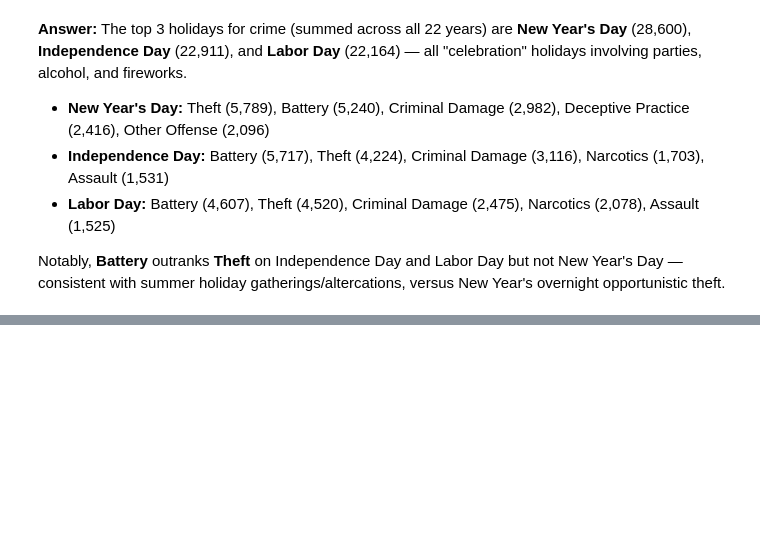
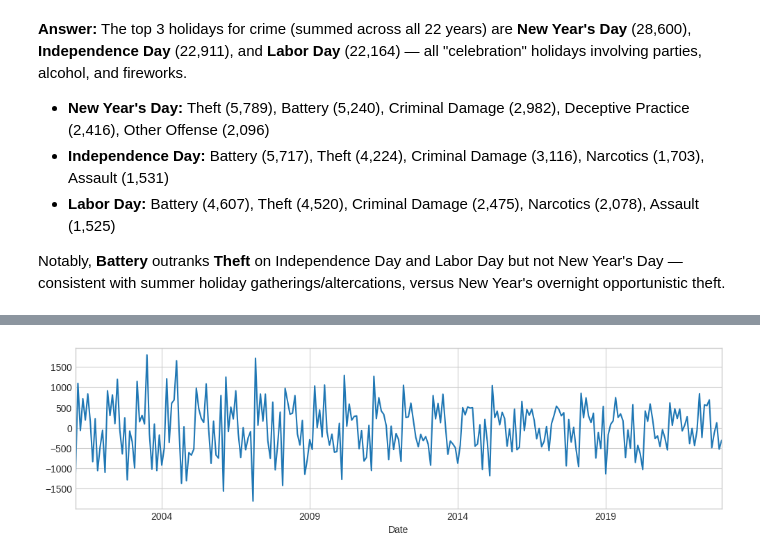
Before and after one commit to Dounia-Awni/Chicago-Crime-Data-Analysis-2001-2022-, a Jupyter notebook: Chicago_Crime_Data_Analysis_(2001–2022).ipynb, the cells around one changed output, grey strips where cells are left out. Cells and saved outputs as stored; diff of their text form; code cells hidden in the pictures; blank space fills up the shorter version.

```diff
--- a/Chicago_Crime_Data_Analysis_(2001–2022).ipynb
+++ b/Chicago_Crime_Data_Analysis_(2001–2022).ipynb
@@ -579,0 +868,6 @@ Notably, **Battery** outranks **Theft** on Independence Day and Labor Day but no
+# %%
+# Apply non-seasonal differencing to the 'THEFT' time series
+ts_diff = ts.diff().dropna()
+ts_diff.plot();
+# %% [output]
+[figure, added]
```
Also changed, not shown: parts of 72 cells of this notebook.
